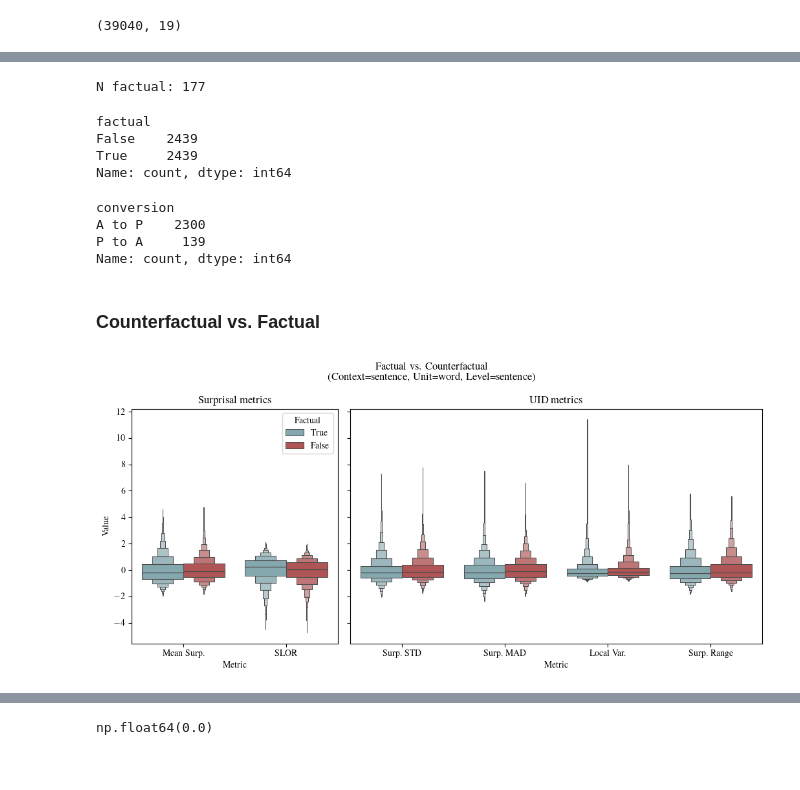
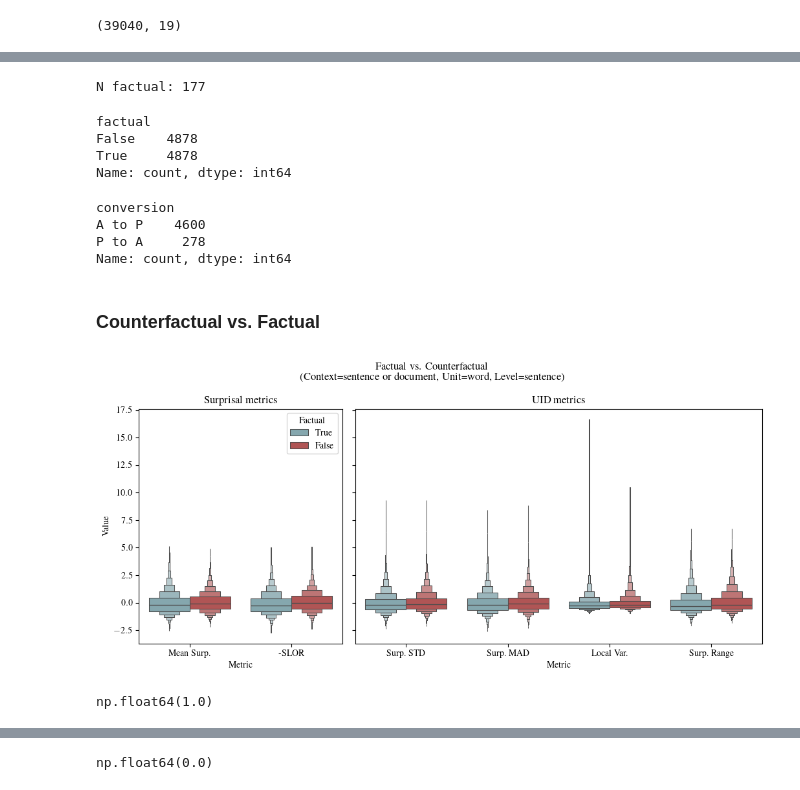
Before and after one commit to NolanChai/active-passive-alternations, a Jupyter notebook: notebooks/UID_analysis.ipynb, the cells around one changed output, grey strips where cells are left out. Saved outputs shown, nothing was run; the diff lists cells and outputs as text; code cells hidden in the pictures.

```diff
--- a/notebooks/UID_analysis.ipynb
+++ b/notebooks/UID_analysis.ipynb
@@ -34,6 +34,8 @@ import warnings
 
 warnings.filterwarnings("ignore")
 
+#=== Colormaps ===#
+
 factuality_cmap = {
     True: "#7EACB5",
     False: "#BF4646",
@@ -44,6 +46,23 @@ conversion_cmap = {
     "A to P": "#576A8F",
     "Both": "#FFF8DE"
 }
+
+context_cmap = {
+    "document": "#237227",
+    "sentence": "#FFAA00",
+    "documentA to P": "#237227",
+    "documentP to A": "#519A66",
+    "sentenceA to P": "#FFAA00",
+    "sentenceP to A": "#FFD786",
+    "other": "#088395"
+}
+
+passive_cmap = {
+    True: "#1A3263",
+    False: "#FAB95B"
+}
+
+#=== Metric Names ===#
 
 surprisal_metrics = [
     'surp_mean', # Mean surprisal
@@ -60,7 +79,7 @@ uid_metrics = [
 
 surprisal_metrics_formatted = [
     'Mean Surp.',
-    'SLOR',
+    '-SLOR',
 ]
 
 uid_metrics_formatted = [
@@ -125,11 +169,12 @@ data_path = "../outputs/cf_word_sentence_uid.csv"
 uid_df = pd.read_csv(data_path).iloc[:, 1:]
 # %%
 _, uid_unit, uid_level, _ = Path(data_path).stem.split("_")
-context_lvl = 'sentence'
+context_lvls = ['sentence', 'document']
 plot_suffix = f"_{uid_unit}_{uid_level}_{context_lvl}"
 # %%
 uid_df[['factual', 'doc_name', 'conv_idx', 'conversion']] = uid_df['doc_id'].str.split("::", expand=True)
 uid_df['conv_idx'] = uid_df['conv_idx'].astype(int)
+uid_df['surp_slor'] *= -1
 # %%
 uid_df['context'].unique()
 # %% [output]
@@ -159,11 +204,12 @@ sents_of_interest.shape
 # %% [output]
 (39040, 19)
 # %%
-cf_comparison = sents_of_interest[sents_of_interest['context']==context_lvl].drop(columns=['raw_surps', 'raw_uni_surps'])
+cf_comparison = sents_of_interest[sents_of_interest['context'].isin(context_lvls)].drop(columns=['raw_surps', 'raw_uni_surps'])
 cf_comparison['factual'] = cf_comparison['factual'] == 'f'
-cf_comparison = cf_comparison.groupby(['doc_id', 'sent_idx']).first().sort_values(by=['doc_name', 'sent_idx']).reset_index()
-cf_comparison = cf_comparison.groupby(['doc_name', 'sent_idx']).filter(lambda g: g.shape[0] > 1)
+cf_comparison = cf_comparison.groupby(['doc_id', 'sent_idx', 'context']).first().sort_values(by=['doc_name', 'sent_idx']).reset_index()
+cf_comparison = cf_comparison.groupby(['doc_name', 'sent_idx']).filter(lambda g: g.shape[0] >= len(context_lvls) * 2)
 cf_comparison = cf_comparison.groupby(['doc_name', 'sent_idx']).apply(check_passive).reset_index()
 cf_comparison['conversion'] = cf_comparison.apply(check_conversion, axis=1)
+print(cf_comparison.shape)
 cf_comparison.head()
 # %% [output]
@@ -179,15 +226,15 @@ cf_comparison['factual'].value_counts()
 # %% [output]
 N factual: 177
 factual
-False    2439
-True     2439
+False    4878
+True     4878
 Name: count, dtype: int64
 # %%
 cf_comparison.loc[cf_comparison['factual'], 'conversion'].value_counts()
 # %% [output]
 conversion
-A to P    2300
-P to A     139
+A to P    4600
+P to A     278
 Name: count, dtype: int64
 # %%
 standard_scaler = StandardScaler()
@@ -206,34 +253,38 @@ sns.boxenplot(data=cf_comparison.melt(
        ),
         hue='factual', y='Value', x='Metric', ax=axs[0], palette=factuality_cmap, hue_order=hue_order,
         showfliers=False)
 axs[0].set_title(f"Surprisal metrics")
 handles, labels = axs[0].get_legend_handles_labels()
 axs[0].set_xticks(ticks=surprisal_metrics, labels=surprisal_metrics_formatted)
 axs[0].legend(title="Factual")
 # axs[0].get_legend().remove()
 
 # uid metrics
 sns.boxenplot(data=cf_comparison.melt(
        id_vars=['factual'],
        value_vars=uid_metrics,
        var_name='Metric',
        value_name='Value'
        ),
         hue='factual', y='Value', x='Metric', ax=axs[1], palette=factuality_cmap, hue_order=hue_order,
         showfliers=False)
 axs[1].set_title(f"UID metrics")
 handles, labels = axs[1].get_legend_handles_labels()
 # axs[1].legend(title="Factual", bbox_to_anchor=(1.2, 1.0))
 axs[1].set_xticks(ticks=uid_metrics, labels=uid_metrics_formatted)
 # axs[1].set_xlabel("")
 axs[1].get_legend().remove()
 
 # entire plot
-plt.suptitle(f"Factual vs. Counterfactual\n(Context={context_lvl}, Unit={uid_unit}, Level={uid_level})")
+plt.suptitle(f"Factual vs. Counterfactual\n(Context={' or '.join(context_lvls)}, Unit={uid_unit}, Level={uid_level})")
 plt.tight_layout()
 fig.savefig("../plots/fact_cfact_metrics" + plot_suffix,
             dpi=200, bbox_inches='tight')
 # %% [output]
-[figure, old version]
+[figure, new version]
+# %%
+(cf_comparison.groupby(['doc_name', 'sent_idx'])['context'].count() == 4).mean()
+# %% [output]
+np.float64(1.0)
 # %%
 get_diff = lambda s: s.diff().iloc[1]
```
Also changed, not shown: parts of 26 cells of this notebook.
